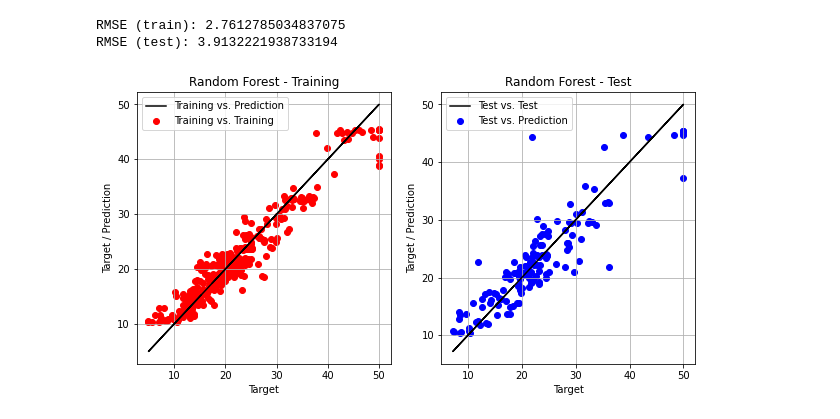
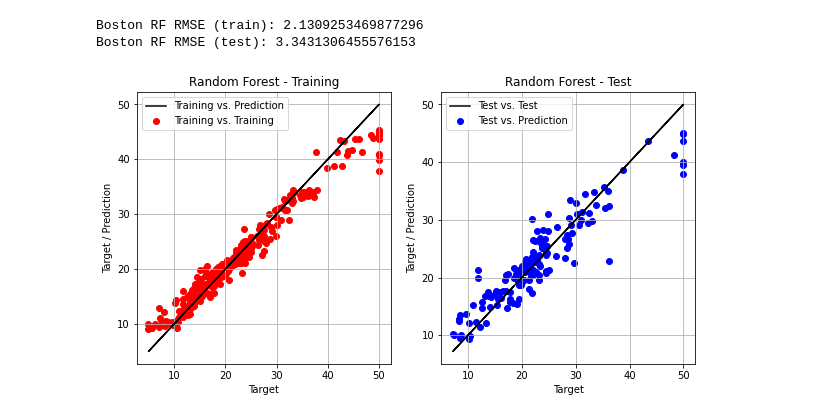
Before and after one commit to keloric/EE-P-596-A_2, a Jupyter notebook: Homework/Homework 4/GBDT.ipynb, the cells around one changed output. Saved outputs shown, nothing was run; the diff lists cells and outputs as text; code cells hidden in the pictures.

```diff
--- a/Homework/Homework 4/GBDT.ipynb
+++ b/Homework/Homework 4/GBDT.ipynb
@@ -33,12 +36,18 @@ class logistic(object):
         return prediction
 
     def g(self, true, score):
-        score_mat = np.ones(shape=true.shape) * score
-        return (-(np.exp(score_mat)*(true - 1) + true) / (np.exp(score_mat) + 1)) # From wolfram alpha
+        if score.shape != true.shape:
+            score_mat = np.ones(shape=true.shape) * score
+            return (-(np.exp(score_mat)*(true - 1) + true) / (np.exp(score_mat) + 1))
+        else:
+            return (-(np.exp(score)*(true - 1) + true) / (np.exp(score) + 1))
 
     def h(self, true, score):
-        score_mat = np.ones(shape=true.shape) * score
-        return np.exp(score_mat) / (np.exp(score_mat) + 1)**2 # From wolfram alpha
+        if score.shape != true.shape:
+            score_mat = np.ones(shape=true.shape) * score
+            return np.exp(score_mat) / (np.exp(score_mat) + 1)**2
+        else:
+            return np.exp(score) / (np.exp(score) + 1)**2
 # %%
 # TODO: class of GBDT
 class GBDT(object):
@@ -164,8 +192,7 @@ class RF(object):
         score = np.zeros(n)
 
         for tree in self.trees:
-            tree_score = tree.predict(test)
-            score += tree_score
+            score += tree.predict(test)
 
         score = score / self.num_trees
         score += self.init_pred
@@ -412,41 +439,37 @@ y = boston.target
 # train-test split
 from sklearn.model_selection import train_test_split
 X_train, X_test, y_train, y_test = train_test_split(X, y, test_size=0.3, random_state=8)
 
-# First, test the performance of RF on the Boston house price dataset
-#np.random.seed(seed=0)
-boston_RF = RF(loss = 'mse', max_depth = 5, min_sample_split = 5, lamda = 1, gamma = 0, rf = 1, num_trees = 50)
+# Test the performance of RF on the Boston house price dataset
+boston_RF = RF(loss = 'mse', max_depth = 10, min_sample_split = 1, lamda = 1, gamma = 1, rf = 0.3, num_trees = 50)
 
 boston_RF.fit(X_train, y_train)
 
 y_pred_train = boston_RF.predict(X_train)
 y_pred_test = boston_RF.predict(X_test)
 
-print('RMSE (train):', root_mean_square_error(y_pred_train, y_train))
-print('RMSE (test):', root_mean_square_error(y_pred_test, y_test))
+print('Boston RF RMSE (train):', root_mean_square_error(y_pred_train, y_train))
+print('Boston RF RMSE (test):', root_mean_square_error(y_pred_test, y_test))
 
 fig, ax = plt.subplots(1, 2, figsize=(10, 5))
 ax[0].scatter(y_train, y_pred_train, c='r', label='Training vs. Training')
 ax[0].plot(y_train, y_train, 'k-', label='Training vs. Prediction')
 ax[0].grid()
 ax[0].legend()
 ax[0].set_xlabel('Target')
 ax[0].set_ylabel('Target / Prediction')
 ax[0].set_title('Random Forest - Training')
 
 ax[1].scatter(y_test, y_pred_test, c='b', label='Test vs. Prediction')
 ax[1].plot(y_test, y_test, 'k-', label='Test vs. Test')
 ax[1].grid()
 ax[1].legend()
 ax[1].set_xlabel('Target')
 ax[1].set_ylabel('Target / Prediction')
 ax[1].set_title('Random Forest - Test')
 fig.show()
 plt.savefig('Problem_3_a_1')
-
-# Attempt GDBT on boston_RF
-# _____TODO__________
 # %% [output]
-RMSE (train): 2.7612785034837075
-RMSE (test): 3.9132221938733194
+Boston RF RMSE (train): 2.1309253469877296
+Boston RF RMSE (test): 3.3431306455576153
-[figure, old version]
+[figure, new version]
```
Also changed, not shown: parts of 7 cells of this notebook, 3 other files.
